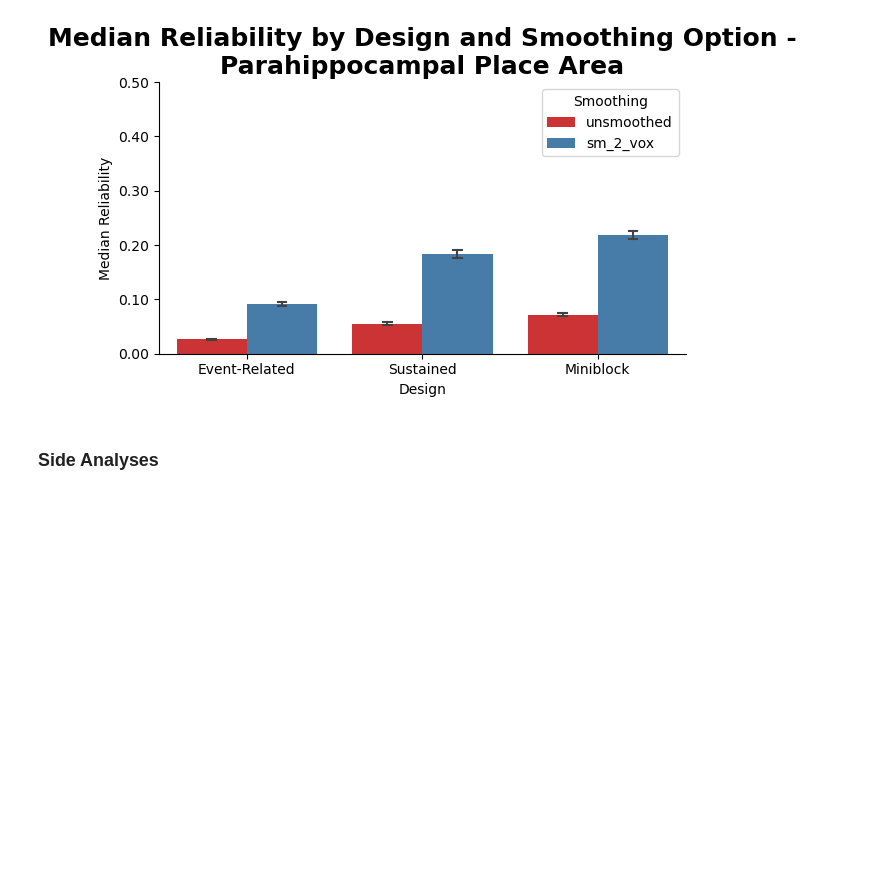
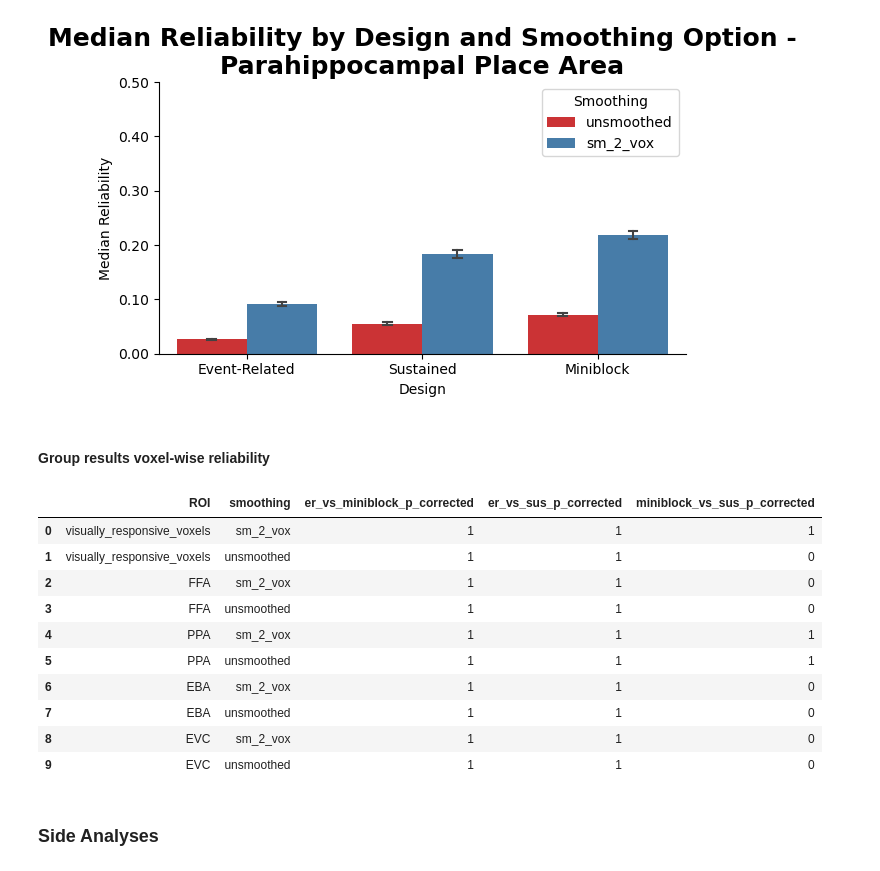
Before and after one commit to fabiub51/project_miniblock, a Jupyter notebook: Code/main.ipynb, the cells around one changed output. Cells and saved outputs as stored; diff of their text form; code cells hidden in the pictures; blank space fills up the shorter version.

Commit message:
added group results

```diff
--- a/Code/main.ipynb
+++ b/Code/main.ipynb
@@ -291,6 +291,25 @@ make_reliability_plots(results_df)
 [figure]
 [figure]
 [figure]
+# %% [markdown]
+#### Group results voxel-wise reliability
+# %%
+from reliability import group_results_wholebrain
+
+significance = group_results_wholebrain(results_df)
+significance.head(15)
+# %% [output]
+|  | ROI | smoothing | er_vs_miniblock_p_corrected | er_vs_sus_p_corrected | miniblock_vs_sus_p_corrected |
+| 0 | visually_responsive_voxels | sm_2_vox | 1 | 1 | 1 |
+| 1 | visually_responsive_voxels | unsmoothed | 1 | 1 | 0 |
+| 2 | FFA | sm_2_vox | 1 | 1 | 0 |
+| 3 | FFA | unsmoothed | 1 | 1 | 0 |
+| 4 | PPA | sm_2_vox | 1 | 1 | 1 |
+| 5 | PPA | unsmoothed | 1 | 1 | 1 |
+| 6 | EBA | sm_2_vox | 1 | 1 | 0 |
+| 7 | EBA | unsmoothed | 1 | 1 | 0 |
+| 8 | EVC | sm_2_vox | 1 | 1 | 0 |
+| 9 | EVC | unsmoothed | 1 | 1 | 0 |
 # %% [markdown]
 ### Side Analyses
 # %% [markdown]
```
Also changed, not shown: parts of 1 cell of this notebook, 2 other files.
